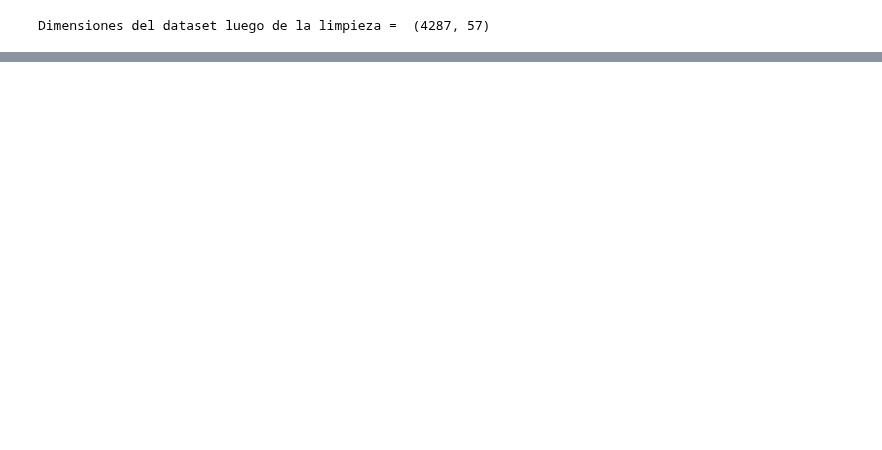
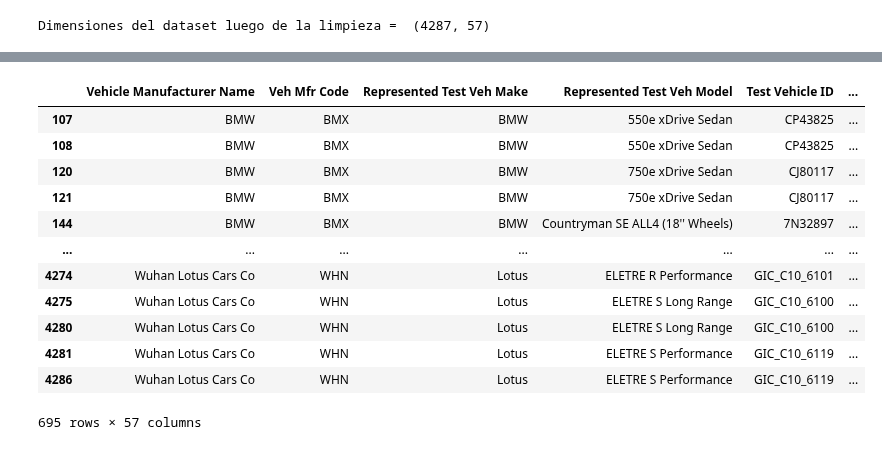
Before and after one commit to mdelrosariocoronado/tpe_fundamentos_2026, a Jupyter notebook: entrega.ipynb, the cells around one changed output, grey strips where cells are left out. Drawn from its saved outputs; the diff is of its cells as text; code cells hidden in the pictures; blank space fills up the shorter version.

```diff
--- a/entrega.ipynb
+++ b/entrega.ipynb
@@ -68,0 +272,20 @@ Dimensiones del dataset luego de la limpieza =  (4287, 57)
+# %%
+
+filas_mpg_cd = preprocessed_dataset[(preprocessed_dataset['Test Category'] == 'CD')
+]
+
+display(filas_mpg_cd)
+# %% [output]
+|  | Vehicle Manufacturer Name | Veh Mfr Code | Represented Test Veh Make | Represented Test Veh Model | Test Vehicle ID | ... |
+| 107 | BMW | BMX | BMW | 550e xDrive Sedan | CP43825 | ... |
+| 108 | BMW | BMX | BMW | 550e xDrive Sedan | CP43825 | ... |
+| 120 | BMW | BMX | BMW | 750e xDrive Sedan | CJ80117 | ... |
+| 121 | BMW | BMX | BMW | 750e xDrive Sedan | CJ80117 | ... |
+| 144 | BMW | BMX | BMW | Countryman SE ALL4 (18'' Wheels) | 7N32897 | ... |
+| ... | ... | ... | ... | ... | ... | ... |
+| 4274 | Wuhan Lotus Cars Co | WHN | Lotus | ELETRE R Performance | GIC_C10_6101 | ... |
+| 4275 | Wuhan Lotus Cars Co | WHN | Lotus | ELETRE S Long Range | GIC_C10_6100 | ... |
+| 4280 | Wuhan Lotus Cars Co | WHN | Lotus | ELETRE S Long Range | GIC_C10_6100 | ... |
+| 4281 | Wuhan Lotus Cars Co | WHN | Lotus | ELETRE S Performance | GIC_C10_6119 | ... |
+| 4286 | Wuhan Lotus Cars Co | WHN | Lotus | ELETRE S Performance | GIC_C10_6119 | ... |
+695 rows × 57 columns
```
Also changed, not shown: parts of 19 cells of this notebook.
